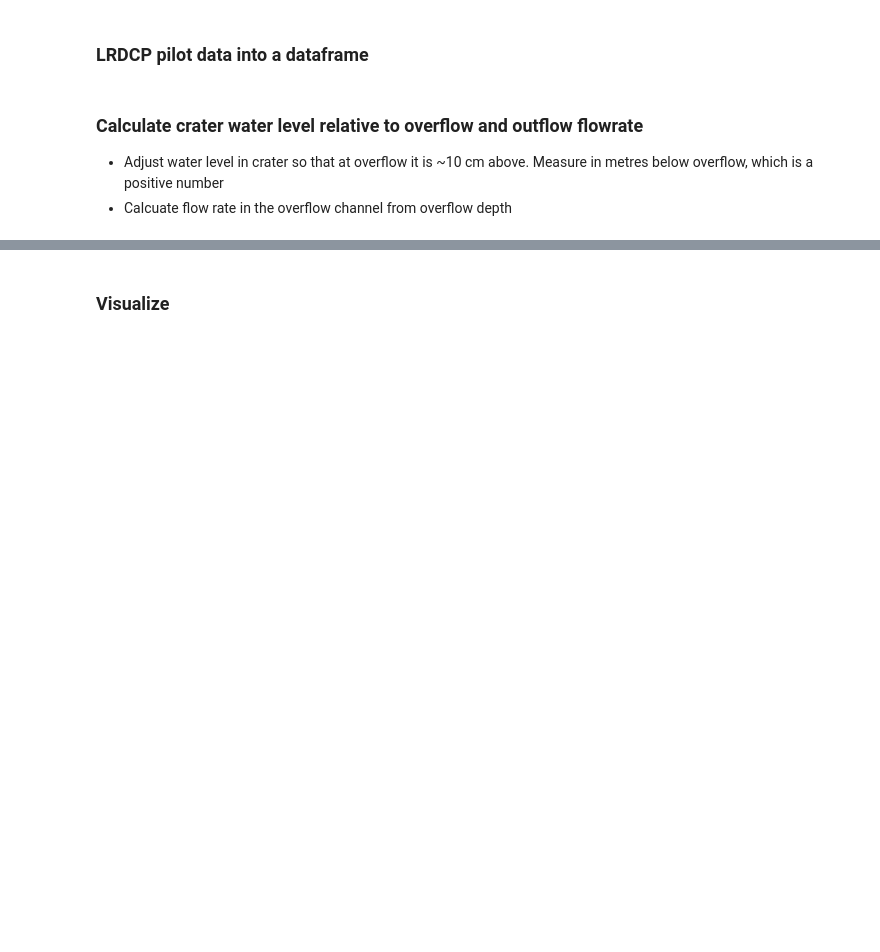
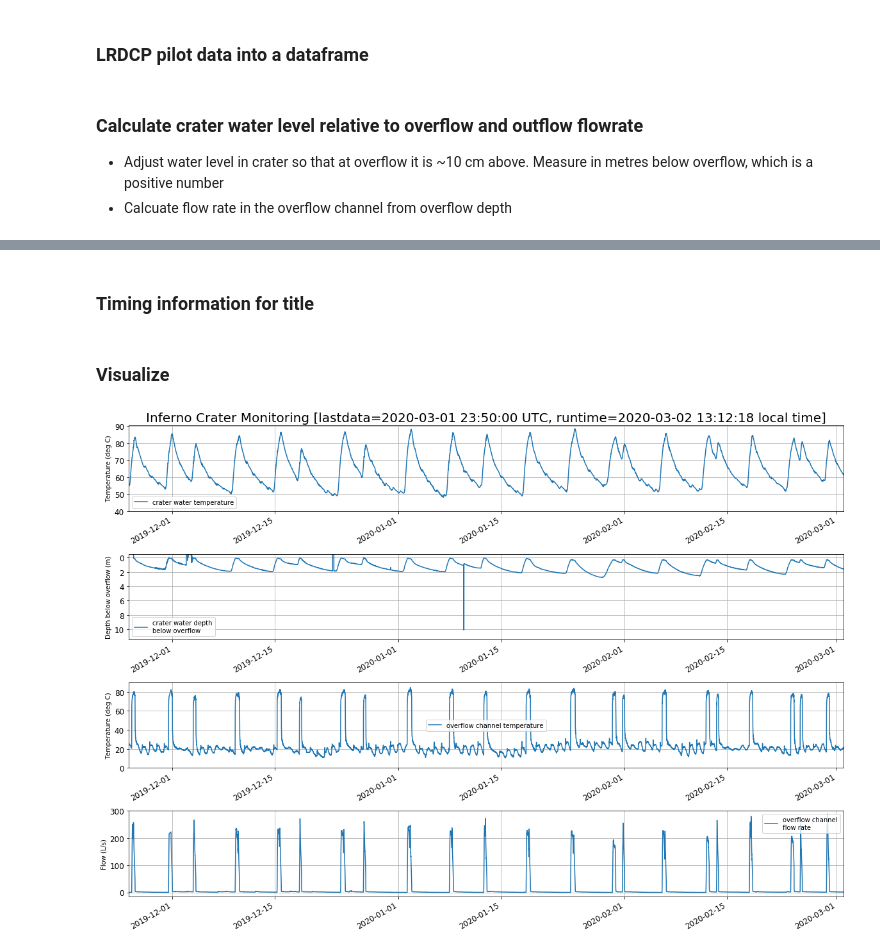
Before and after one commit to rumachan/datalogger_project, a Jupyter notebook: inferno_monitoring/inferno_monitoring.ipynb, the cells around one changed output, grey strips where cells are left out. Saved outputs shown, nothing was run; the diff lists cells and outputs as text; code cells hidden in the pictures; blank space fills up the shorter version.

Commit message:
update title

```diff
--- a/inferno_monitoring/inferno_monitoring.ipynb
+++ b/inferno_monitoring/inferno_monitoring.ipynb
@@ -162,40 +176,49 @@ data.head()
+# %% [markdown]
+### Timing information for title
+# %%
+lastdata = data.index[-1].strftime("%Y-%m-%d %H:%M:%S")
+
+now = datetime.now()
+runtime = now.strftime("%Y-%m-%d %H:%M:%S")
 # %% [markdown]
 ### Visualize
 # %%
 fig,(ax0,ax1,ax2,ax3) = plt.subplots(4, 1, figsize=(20,15))
 plt.subplots_adjust(wspace=0.5, hspace=0.5)
 
-data['crater_water_temperature'].plot(ax=ax0, title='Inferno Crater Monitoring', fontsize=12, label='crater water temperature')
+data['crater_water_temperature'].plot(ax=ax0, title='Inferno Crater Monitoring [lastdata='+lastdata+' UTC, runtime='+runtime+' local time]', fontsize=12, label='crater water temperature')
 ax0.title.set_size(20)
 ax0.grid()
 ax0.set_ylabel('Temperature (deg C)')
 ax0.set_xlabel('')
 ax0.set_ylim(bottom=40)
 ax0.legend(loc='best')
 
 data['crater_water_level_reloverflow'].plot(ax=ax1, fontsize=12, label='crater water depth\nbelow overflow')
 ax1.title.set_size(20)
 ax1.grid()
 ax1.set_ylabel('Depth below overflow (m)')
 ax1.set_xlabel('')
 ax1.set_ylim(bottom=-0.5)
 ax1.invert_yaxis()
 ax1.legend(loc='best')
 
 data['overflow_water_temperature'].plot(ax=ax2, label='overflow channel temperature', fontsize=12)
 ax2.title.set_size(20)
 ax2.grid()
 ax2.set_ylabel('Temperature (deg C)')
 ax2.set_xlabel('')
 ax2.legend(loc='best')
 ax2.set_ylim(bottom=0,top=90)
 
 data['overflow_rate'].plot(ax=ax3, label='overflow channel\nflow rate', fontsize=12)
 ax3.title.set_size(20)
 ax3.grid()
 ax3.set_ylabel('Flow (L/s)')
 ax3.set_xlabel('')
 ax3.legend(loc='best')
 ax3.set_ylim(top=300)
 
 fig.savefig('inferno_monitoring.png', dpi=100, bbox_inches='tight')
+# %% [output]
+[figure, added]
```
Also changed, not shown: parts of 6 cells of this notebook.
